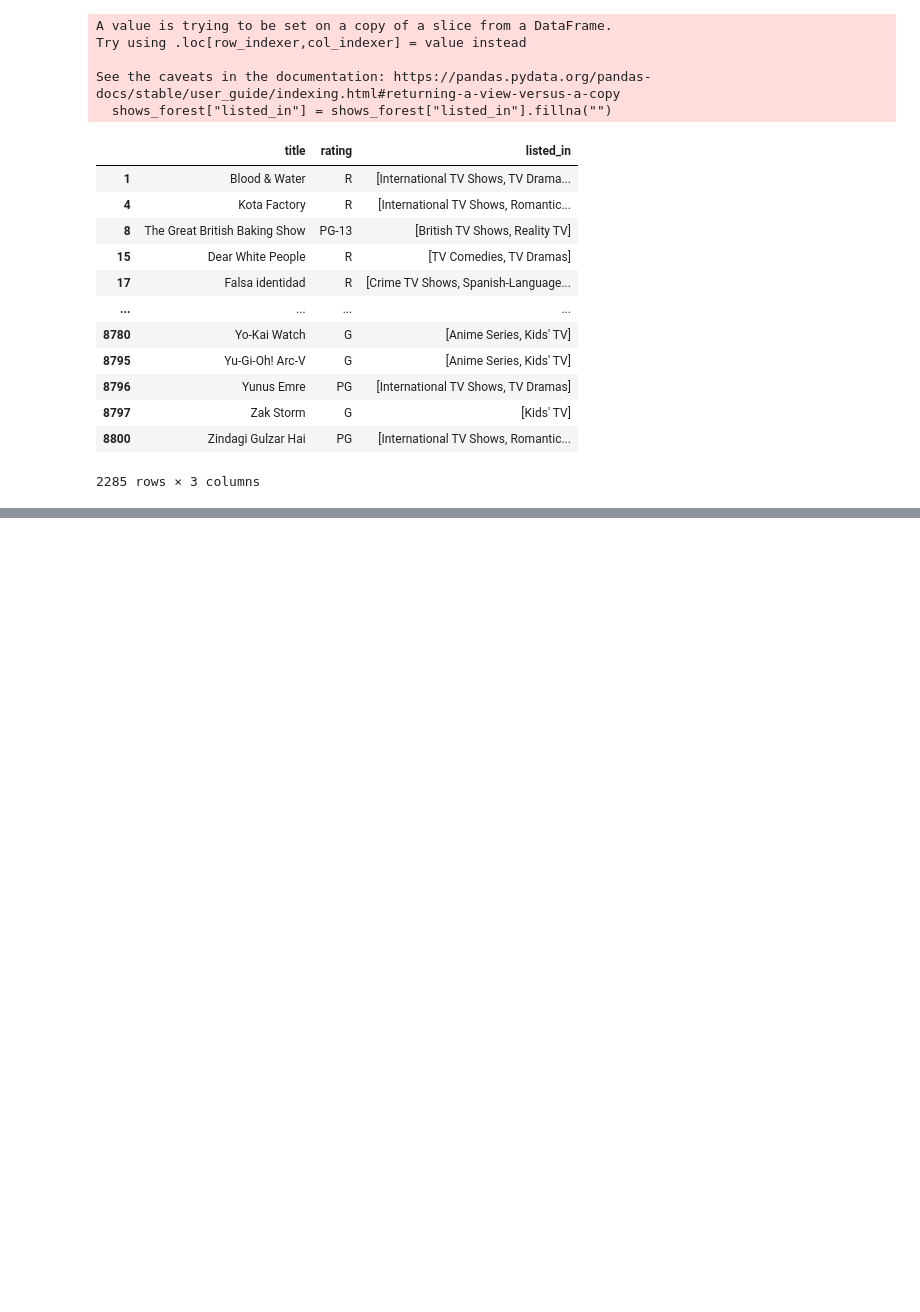
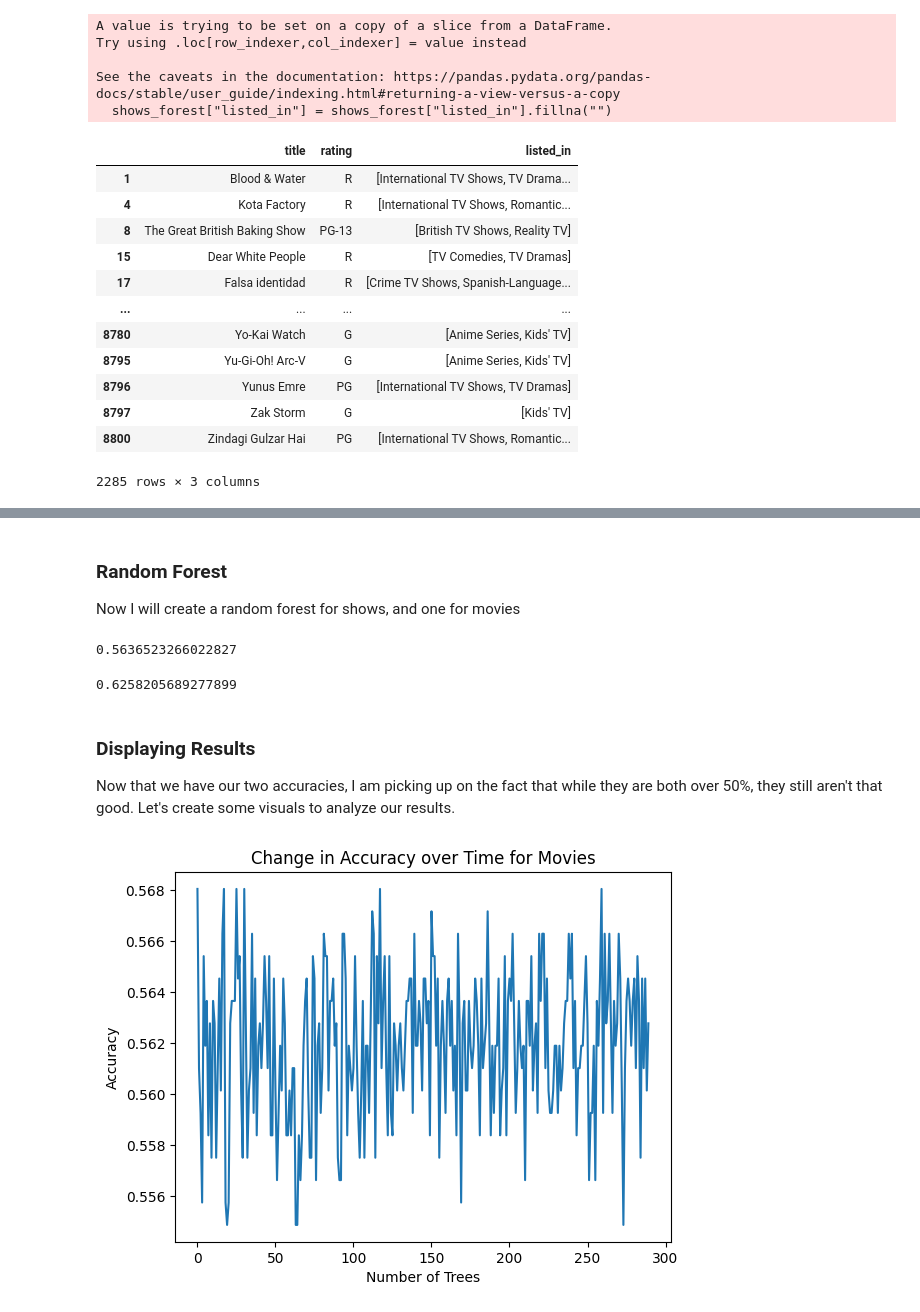
Before and after one commit to Nick-Pleva/Data-Science-Pinnacle-Project, a Jupyter notebook: final_project.ipynb, the cells around one changed output, grey strips where cells are left out. Saved outputs shown, nothing was run; the diff lists cells and outputs as text; code cells hidden in the pictures; blank space fills up the shorter version.

```diff
--- a/final_project.ipynb
+++ b/final_project.ipynb
@@ -613,0 +677,5 @@ ValueError: Shape of passed values is (5691, 20), indices imply (2285, 20)
+# %%
+movies_X = movies_forest_concat.drop(columns=["rating", "title"])
+movies_Y = movies_forest_concat["rating"]
+shows_X = shows_forest_concat.drop(columns=["rating", "title"])
+shows_Y = shows_forest_concat["rating"]
@@ -613,0 +685,3 @@ ValueError: Shape of passed values is (5691, 20), indices imply (2285, 20)
+# %%
+m_X_train, m_X_test, m_Y_train, m_Y_test = train_test_split(movies_X, movies_Y, test_size=0.2, random_state=42)
+s_X_train, s_X_test, s_Y_train, s_Y_test = train_test_split(shows_X, shows_Y, test_size=0.2, random_state=42)
@@ -613,0 +719,33 @@ ValueError: Shape of passed values is (5691, 20), indices imply (2285, 20)
+# %% [markdown]
+### Random Forest
+Now I will create a random forest for shows, and one for movies
+# %%
+movies_forest = RandomForestClassifier()
+movies_forest.fit(m_X_train, m_Y_train)
+accuracy = movies_forest.score(m_X_test, m_Y_test)
+print(accuracy)
+# %% [output]
+0.5636523266022827
+# %%
+shows_forest = RandomForestClassifier()
+shows_forest.fit(s_X_train, s_Y_train)
+accuracy = shows_forest.score(s_X_test, s_Y_test)
+print(accuracy)
+# %% [output]
+0.6258205689277899
+# %% [markdown]
+### Displaying Results
+Now that we have our two accuracies, I am picking up on the fact that while they are both over 50%, they still aren't that good. Let's create some visuals to analyze our results.
+# %%
+m_forest_scores = []
+for i in range(10, 300):
+  temp_forest = RandomForestClassifier(n_estimators=i)
+  temp_forest.fit(m_X_train, m_Y_train)
+  m_forest_scores.append(temp_forest.score(m_X_test, m_Y_test))
+plt.plot(m_forest_scores)
+plt.xlabel("Number of Trees")
+plt.ylabel("Accuracy")
+plt.title("Change in Accuracy over Time for Movies")
+plt.show()
+# %% [output]
+[figure, added]
```
Also changed, not shown: parts of 37 cells of this notebook.
